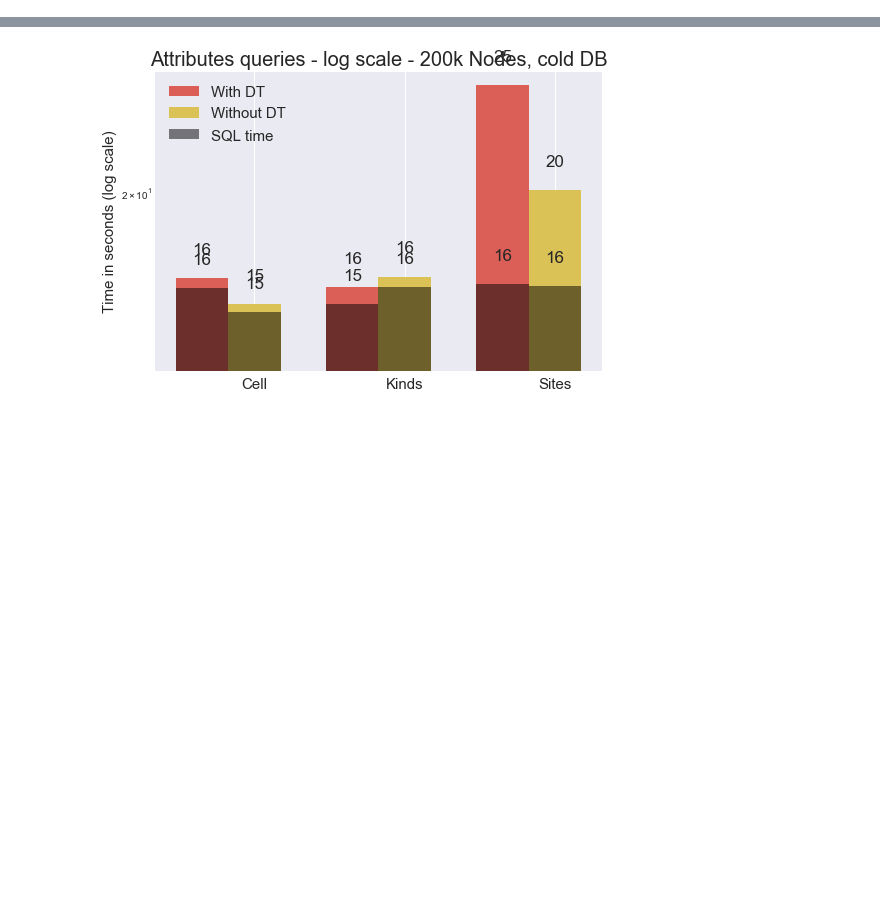
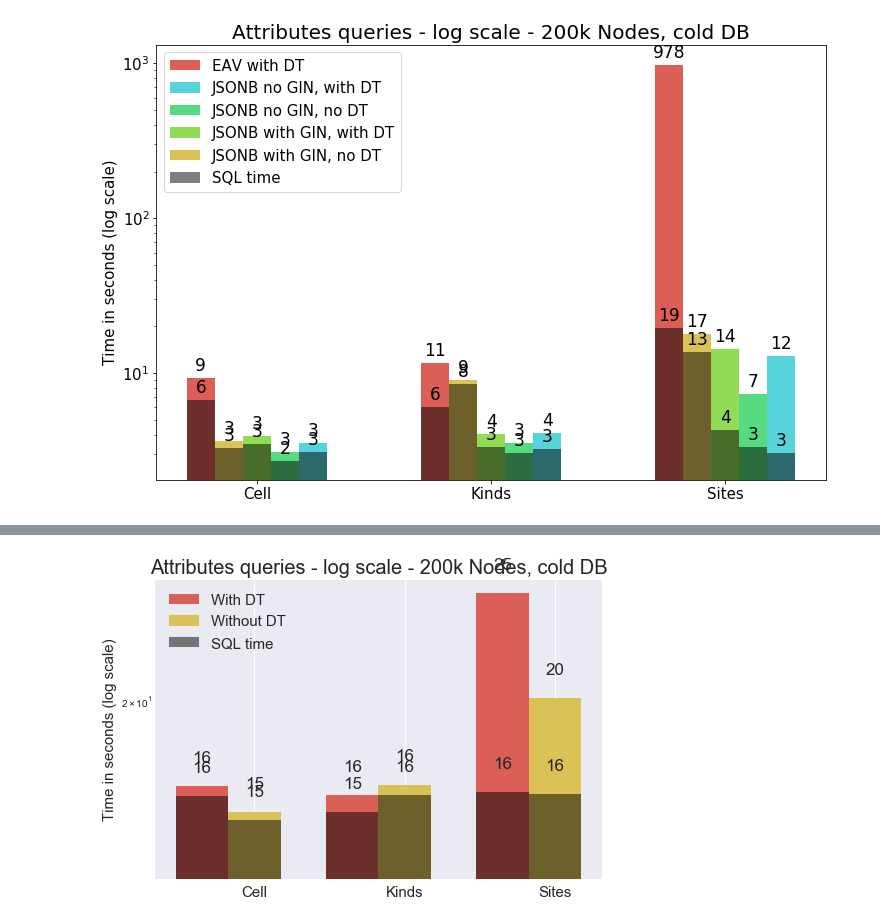
Before and after one commit to szoupanos/aiida_experiments, a Jupyter notebook: speedup_experiments/1.x_v2/graphs/graphs.ipynb, the cells around one changed output, grey strips where cells are left out. Saved outputs shown, nothing was run; the diff lists cells and outputs as text; code cells hidden in the pictures; blank space fills up the shorter version.

```diff
--- a/speedup_experiments/1.x_v2/graphs/graphs.ipynb
+++ b/speedup_experiments/1.x_v2/graphs/graphs.ipynb
@@ -291,7 +291,8 @@ ax.set_xticks(ind + 2 * width)
 plt.yticks(fontsize=axis_size)
 ax.set_xticklabels(('Cell', 'Kinds', 'Sites'), fontsize=axis_size)
 
-ax.legend((rects1[0], rects2[0], rects3[0], rects4[0], rects5[0], rects1_sql[0]), (
+# ax.legend((rects1[0], rects2[0], rects3[0], rects4[0], rects5[0], rects1_sql[0]), (
+ax.legend((rects1[0], rects5[0], rects4[0], rects3[0], rects2[0], rects2_sql[0]), (
     # Order of columns
     'EAV with DT',
     'JSONB no GIN, with DT',
@@ -330,3 +330,4 @@ SyntaxError: invalid syntax (<ipython-input-13-18c667be4d4b>, line 53)
+[figure, added]
 # %%
 # JSON speed-up experiments performed by Spyros (repeating Jocelyn's attribute experiments)
 # With a Django database provided by Davide. It's the continuation of Mounet's database.
```
Also changed, not shown: parts of 6 cells of this notebook, 5 other files.
